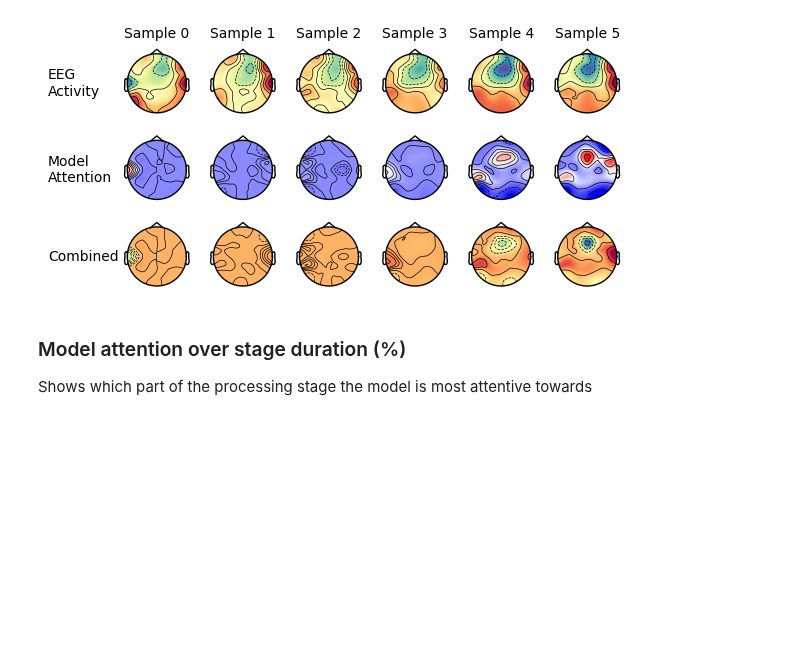
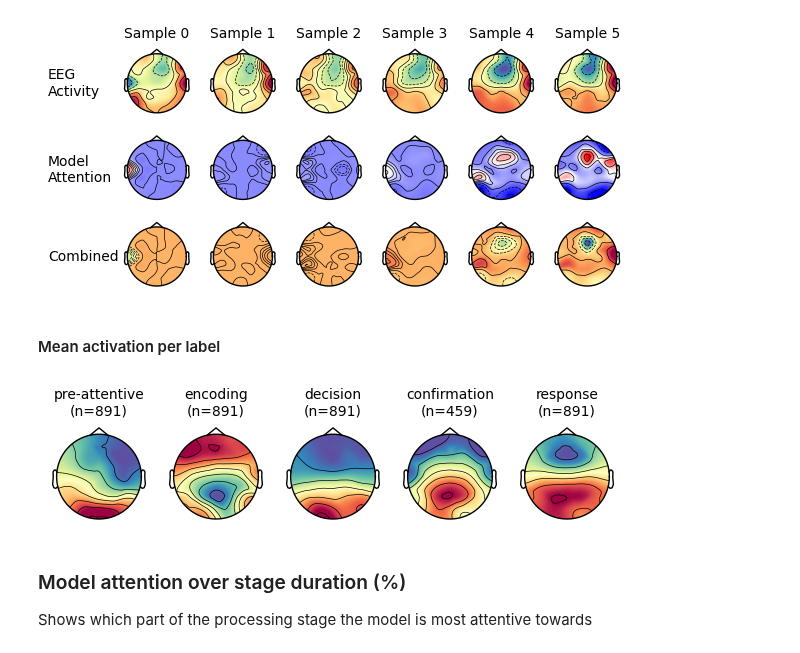
Before and after one commit to rickdott/hmp-ai, a Jupyter notebook: innvestigate.ipynb, the cells around one changed output. Cells and saved outputs as stored; diff of their text form; code cells hidden in the pictures; blank space fills up the shorter version.

Commit message:
Added mean activation per label

```diff
--- a/innvestigate.ipynb
+++ b/innvestigate.ipynb
@@ -73,6 +75,13 @@ sample = test_set.isel(index=4)
 plot_single_trial_activation(sample, positions)
 # %% [output]
 [figure]
+# %% [markdown]
+#### Mean activation per label
+# %%
+test_data_preprocessed = preprocess(test_data)
+plot_mean_activation_per_label(test_data_preprocessed, positions)
+# %% [output]
+[figure, added]
 # %% [markdown]
 ### Model attention over stage duration (%)
 Shows which part of the processing stage the model is most attentive towards
```
Also changed, not shown: parts of 2 cells of this notebook, 4 other files.
